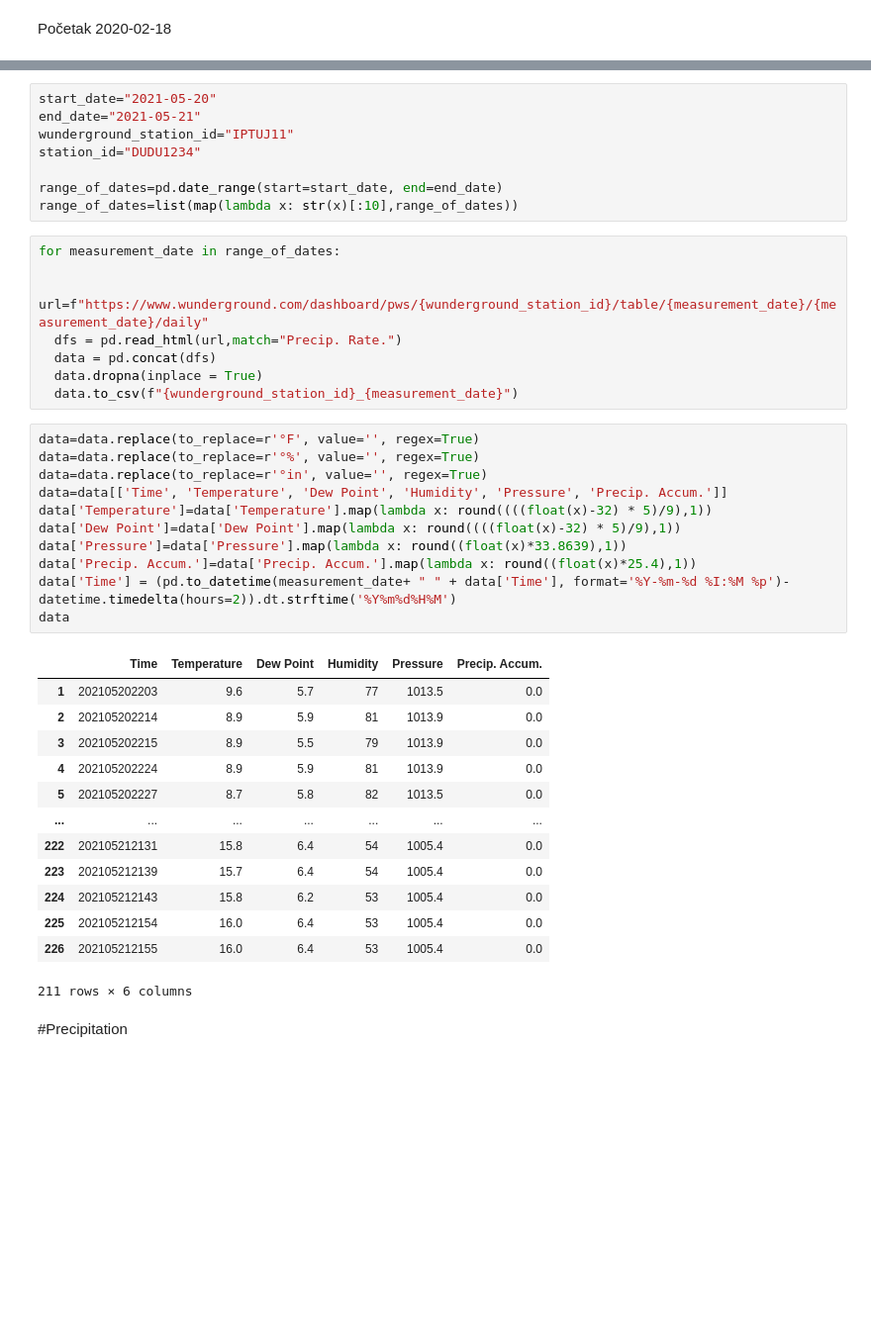
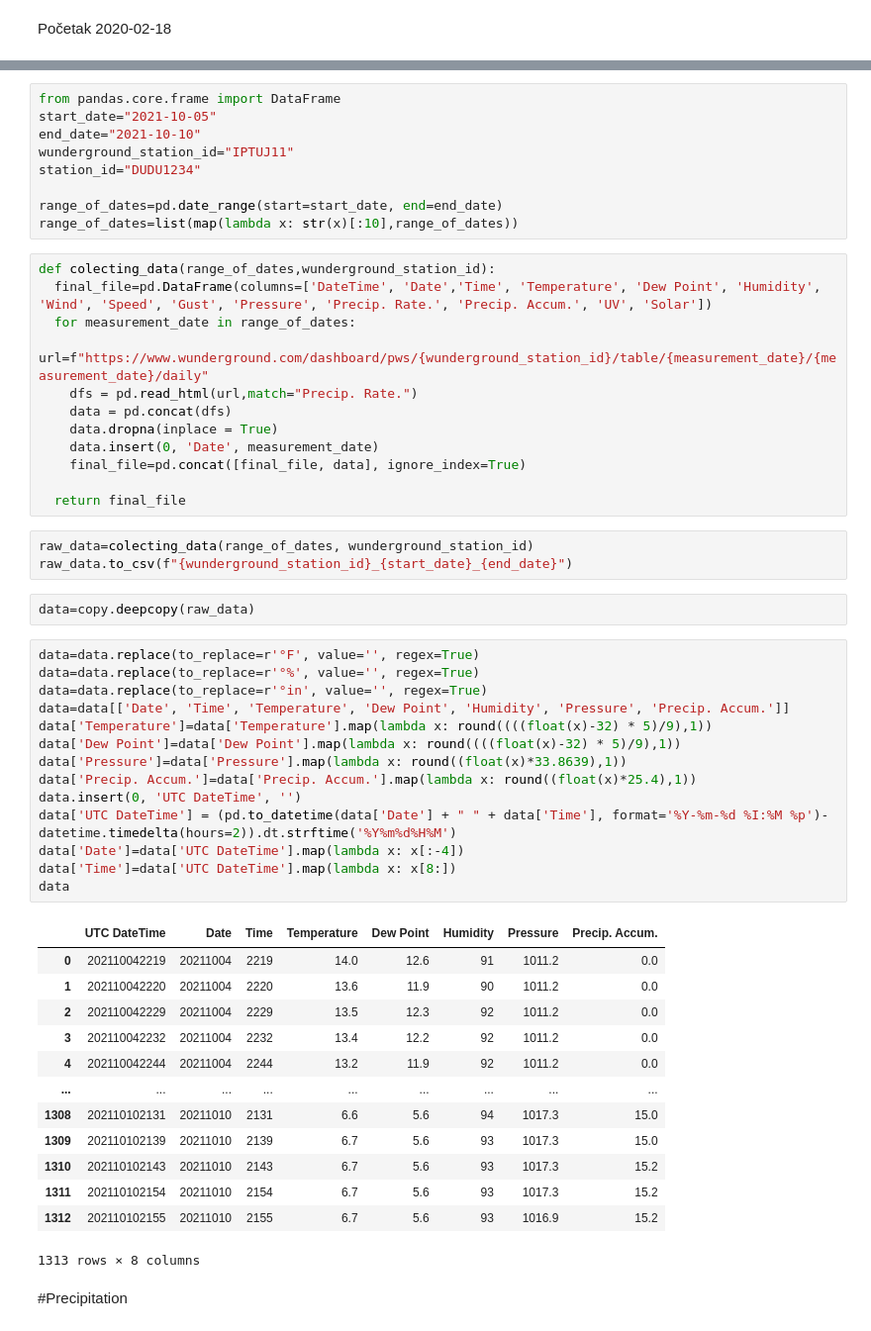
Before and after one commit to ribabo/GLOBE, a Jupyter notebook: wunderground_station.ipynb, the cells around one changed output, grey strips where cells are left out. Shown: that part at 99% size. Cells and saved outputs as stored; diff of their text form; blank space fills up the shorter version.

```diff
--- a/wunderground_station.ipynb
+++ b/wunderground_station.ipynb
@@ -8,44 +10,57 @@ import datetime
 # %%
-start_date="2021-05-20"
-end_date="2021-05-21"
+from pandas.core.frame import DataFrame
+start_date="2021-10-05"
+end_date="2021-10-10"
 wunderground_station_id="IPTUJ11"
 station_id="DUDU1234"
 
 range_of_dates=pd.date_range(start=start_date, end=end_date)
 range_of_dates=list(map(lambda x: str(x)[:10],range_of_dates))
 # %%
-for measurement_date in range_of_dates:
+def colecting_data(range_of_dates,wunderground_station_id):
+  final_file=pd.DataFrame(columns=['DateTime', 'Date','Time', 'Temperature', 'Dew Point', 'Humidity', 'Wind', 'Speed', 'Gust', 'Pressure', 'Precip. Rate.', 'Precip. Accum.', 'UV', 'Solar'])
+  for measurement_date in range_of_dates:
+    url=f"https://www.wunderground.com/dashboard/pws/{wunderground_station_id}/table/{measurement_date}/{measurement_date}/daily"
+    dfs = pd.read_html(url,match="Precip. Rate.")
+    data = pd.concat(dfs)
+    data.dropna(inplace = True)
+    data.insert(0, 'Date', measurement_date)
+    final_file=pd.concat([final_file, data], ignore_index=True)
 
-  url=f"https://www.wunderground.com/dashboard/pws/{wunderground_station_id}/table/{measurement_date}/{measurement_date}/daily"
-  dfs = pd.read_html(url,match="Precip. Rate.")
-  data = pd.concat(dfs)
-  data.dropna(inplace = True)
-  data.to_csv(f"{wunderground_station_id}_{measurement_date}")
+  return final_file
+# %%
+raw_data=colecting_data(range_of_dates, wunderground_station_id)
+raw_data.to_csv(f"{wunderground_station_id}_{start_date}_{end_date}")
+# %%
+data=copy.deepcopy(raw_data)
 # %%
 data=data.replace(to_replace=r'°F', value='', regex=True)
 data=data.replace(to_replace=r'°%', value='', regex=True)
 data=data.replace(to_replace=r'°in', value='', regex=True)
-data=data[['Time', 'Temperature', 'Dew Point', 'Humidity', 'Pressure', 'Precip. Accum.']]
+data=data[['Date', 'Time', 'Temperature', 'Dew Point', 'Humidity', 'Pressure', 'Precip. Accum.']]
 data['Temperature']=data['Temperature'].map(lambda x: round((((float(x)-32) * 5)/9),1))
 data['Dew Point']=data['Dew Point'].map(lambda x: round((((float(x)-32) * 5)/9),1))
 data['Pressure']=data['Pressure'].map(lambda x: round((float(x)*33.8639),1))
 data['Precip. Accum.']=data['Precip. Accum.'].map(lambda x: round((float(x)*25.4),1))
-data['Time'] = (pd.to_datetime(measurement_date+ " " + data['Time'], format='%Y-%m-%d %I:%M %p')-datetime.timedelta(hours=2)).dt.strftime('%Y%m%d%H%M')
+data.insert(0, 'UTC DateTime', '')
+data['UTC DateTime'] = (pd.to_datetime(data['Date'] + " " + data['Time'], format='%Y-%m-%d %I:%M %p')-datetime.timedelta(hours=2)).dt.strftime('%Y%m%d%H%M')
+data['Date']=data['UTC DateTime'].map(lambda x: x[:-4])
+data['Time']=data['UTC DateTime'].map(lambda x: x[8:])
 data
 # %% [output]
-|  | Time | Temperature | Dew Point | Humidity | Pressure | Precip. Accum. |
-| 1 | 202105202203 | 9.6 | 5.7 | 77 | 1013.5 | 0.0 |
-| 2 | 202105202214 | 8.9 | 5.9 | 81 | 1013.9 | 0.0 |
-| 3 | 202105202215 | 8.9 | 5.5 | 79 | 1013.9 | 0.0 |
-| 4 | 202105202224 | 8.9 | 5.9 | 81 | 1013.9 | 0.0 |
-| 5 | 202105202227 | 8.7 | 5.8 | 82 | 1013.5 | 0.0 |
-| ... | ... | ... | ... | ... | ... | ... |
-| 222 | 202105212131 | 15.8 | 6.4 | 54 | 1005.4 | 0.0 |
-| 223 | 202105212139 | 15.7 | 6.4 | 54 | 1005.4 | 0.0 |
-| 224 | 202105212143 | 15.8 | 6.2 | 53 | 1005.4 | 0.0 |
-| 225 | 202105212154 | 16.0 | 6.4 | 53 | 1005.4 | 0.0 |
-| 226 | 202105212155 | 16.0 | 6.4 | 53 | 1005.4 | 0.0 |
+|  | UTC DateTime | Date | Time | Temperature | Dew Point | Humidity | Pressure | Precip. Accum. |
+| 0 | 202110042219 | 20211004 | 2219 | 14.0 | 12.6 | 91 | 1011.2 | 0.0 |
+| 1 | 202110042220 | 20211004 | 2220 | 13.6 | 11.9 | 90 | 1011.2 | 0.0 |
+| 2 | 202110042229 | 20211004 | 2229 | 13.5 | 12.3 | 92 | 1011.2 | 0.0 |
+| 3 | 202110042232 | 20211004 | 2232 | 13.4 | 12.2 | 92 | 1011.2 | 0.0 |
+| 4 | 202110042244 | 20211004 | 2244 | 13.2 | 11.9 | 92 | 1011.2 | 0.0 |
+| ... | ... | ... | ... | ... | ... | ... | ... | ... |
+| 1308 | 202110102131 | 20211010 | 2131 | 6.6 | 5.6 | 94 | 1017.3 | 15.0 |
+| 1309 | 202110102139 | 20211010 | 2139 | 6.7 | 5.6 | 93 | 1017.3 | 15.0 |
+| 1310 | 202110102143 | 20211010 | 2143 | 6.7 | 5.6 | 93 | 1017.3 | 15.2 |
+| 1311 | 202110102154 | 20211010 | 2154 | 6.7 | 5.6 | 93 | 1017.3 | 15.2 |
+| 1312 | 202110102155 | 20211010 | 2155 | 6.7 | 5.6 | 93 | 1016.9 | 15.2 |
-211 rows × 6 columns
+1313 rows × 8 columns
 # %% [markdown]
 #Precipitation
 # %%
```
Also changed, not shown: parts of 5 cells of this notebook.
